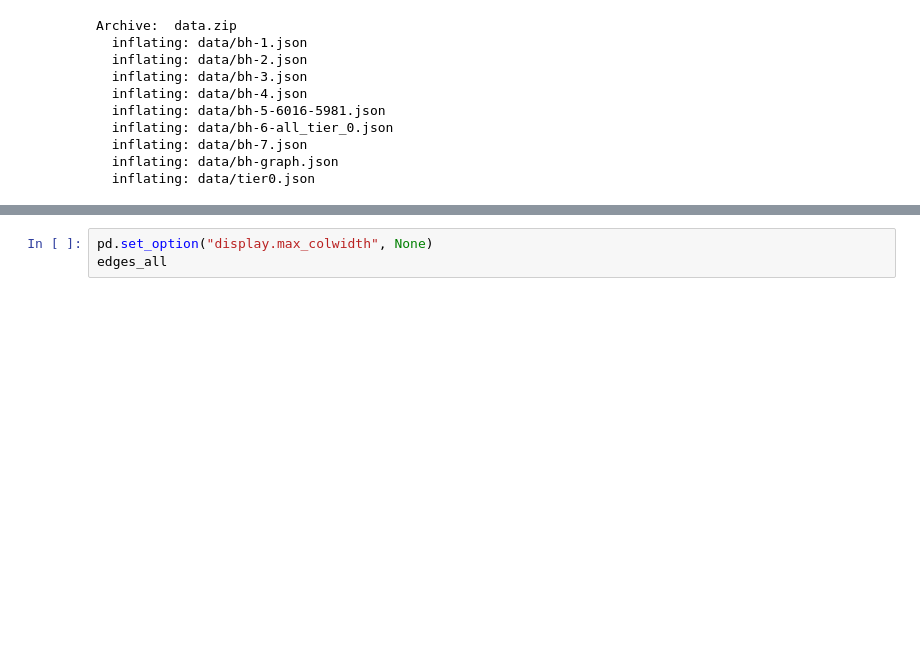
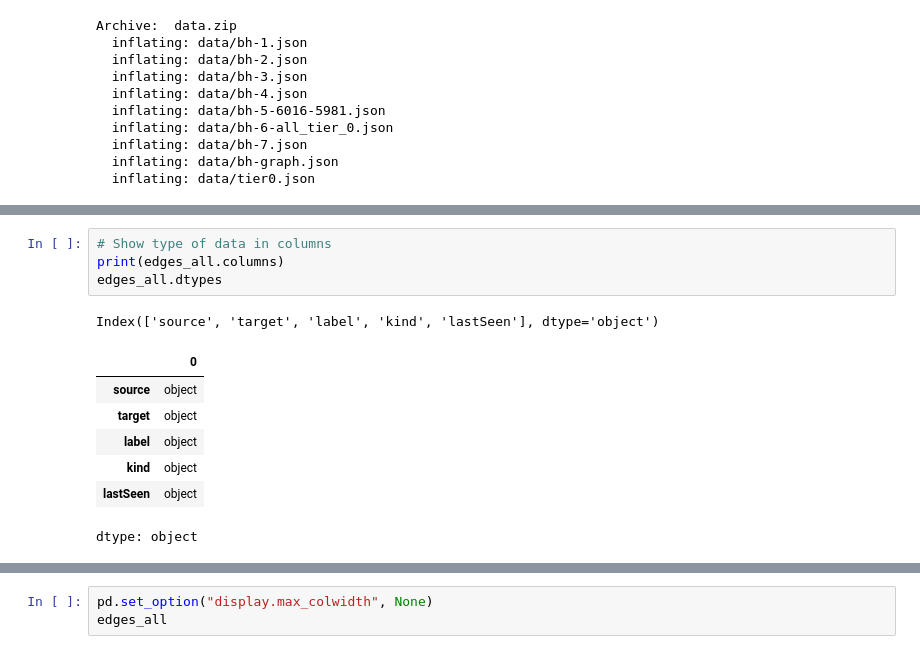
Before and after one commit to markajbell/BH, a Jupyter notebook: Import.ipynb, the cells around one changed output, grey strips where cells are left out. Saved outputs shown, nothing was run; the diff lists cells and outputs as text; blank space fills up the shorter version.

```diff
--- a/Import.ipynb
+++ b/Import.ipynb
@@ -174 +148,14 @@ edges_all
+# %%
+# Show type of data in columns
+print(edges_all.columns)
+edges_all.dtypes
+# %% [output]
+Index(['source', 'target', 'label', 'kind', 'lastSeen'], dtype='object')
+|  | 0 |
+| source | object |
+| target | object |
+| label | object |
+| kind | object |
+| lastSeen | object |
+dtype: object
 # %%
```
Also changed, not shown: parts of 24 cells of this notebook.
